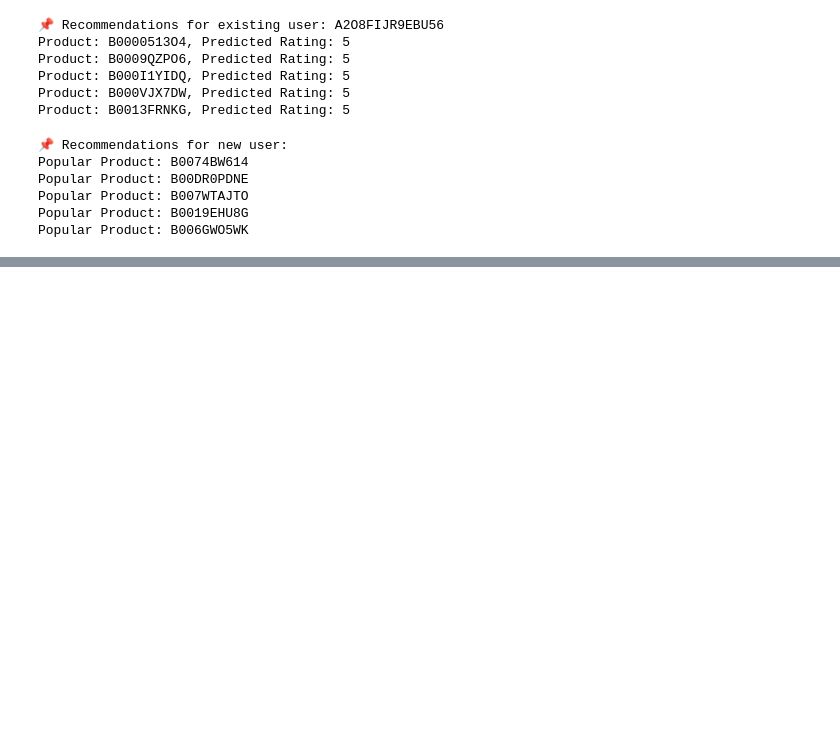
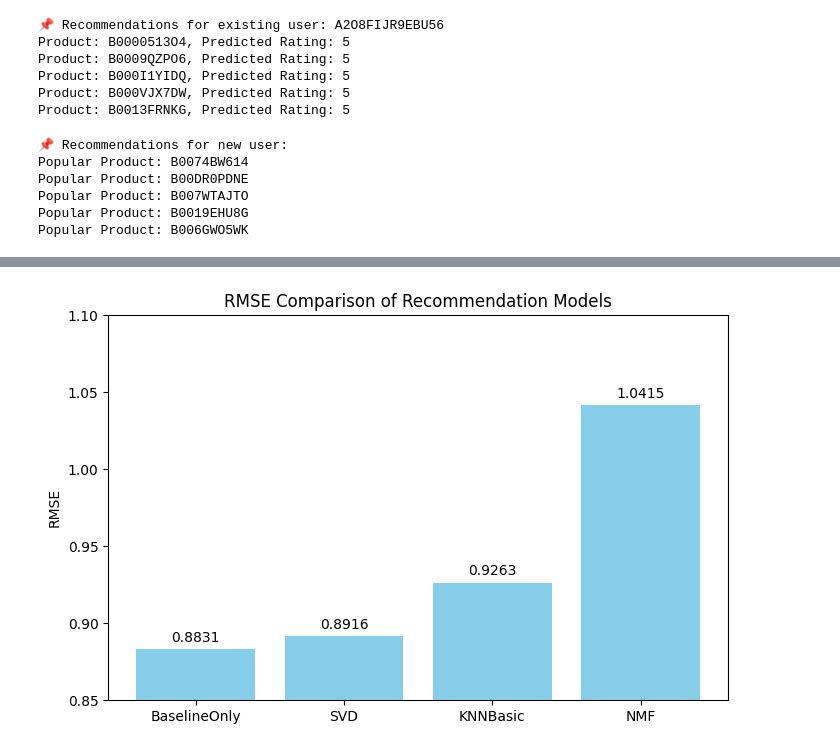
Before and after one commit to mirrahat/ProductRecomendation, a Jupyter notebook: Product_Recommendation_Clean.ipynb, the cells around one changed output, grey strips where cells are left out. Cells and saved outputs as stored; diff of their text form; code cells hidden in the pictures; blank space fills up the shorter version.

```diff
--- a/Product_Recommendation_Clean.ipynb
+++ b/Product_Recommendation_Clean.ipynb
@@ -165,0 +226,16 @@ Popular Product: B006GWO5WK
+# %%
+import matplotlib.pyplot as plt
+
+model_names = ["BaselineOnly", "SVD", "KNNBasic", "NMF"]
+rmse_scores = [0.8831, 0.8916, 0.9263, 1.0415]
+
+plt.figure(figsize=(8, 5))
+plt.bar(model_names, rmse_scores, color='skyblue')
+plt.title("RMSE Comparison of Recommendation Models")
+plt.ylabel("RMSE")
+plt.ylim(0.85, 1.1)
+for i, v in enumerate(rmse_scores):
+    plt.text(i, v + 0.005, f"{v:.4f}", ha='center')
+plt.show()
+# %% [output]
+[figure, added]
```
Also changed, not shown: parts of 7 cells of this notebook.
